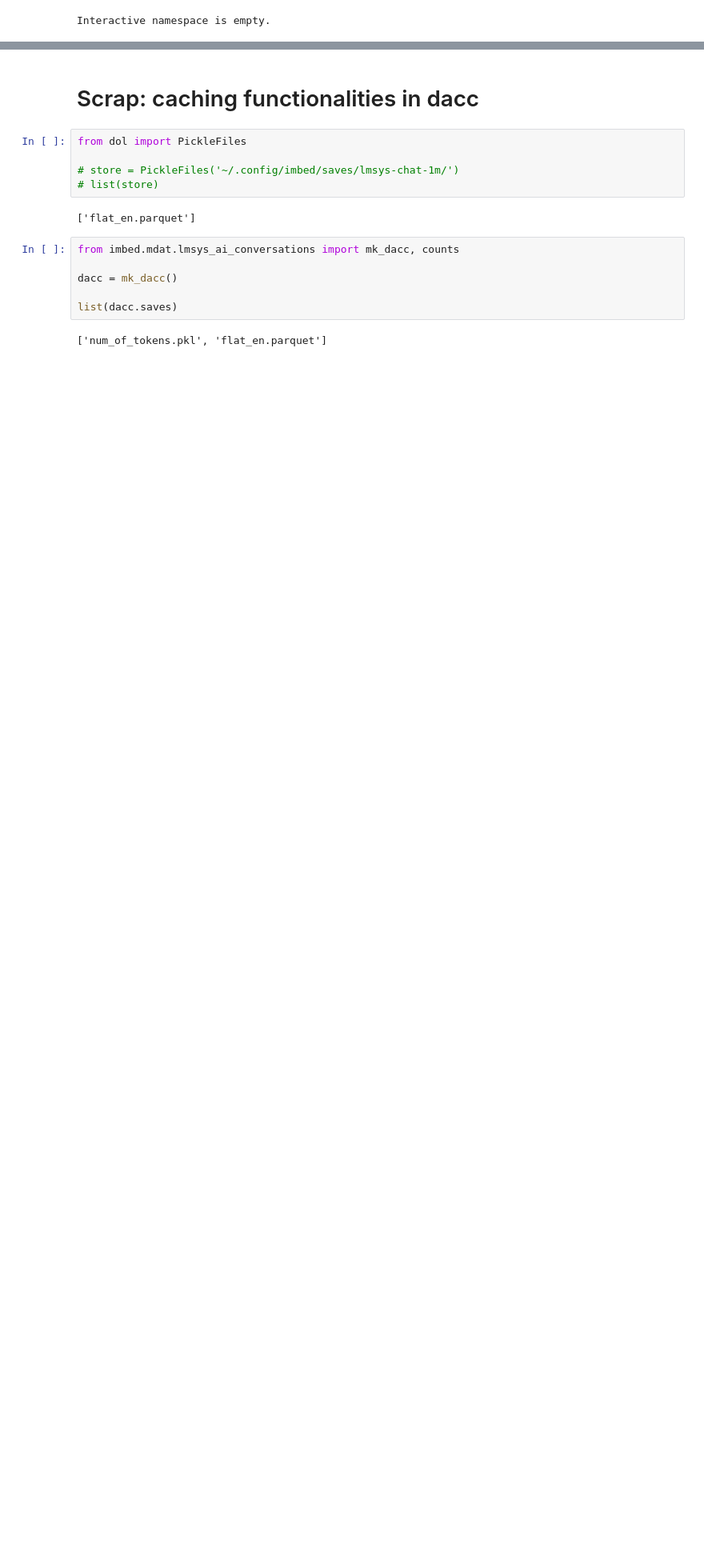
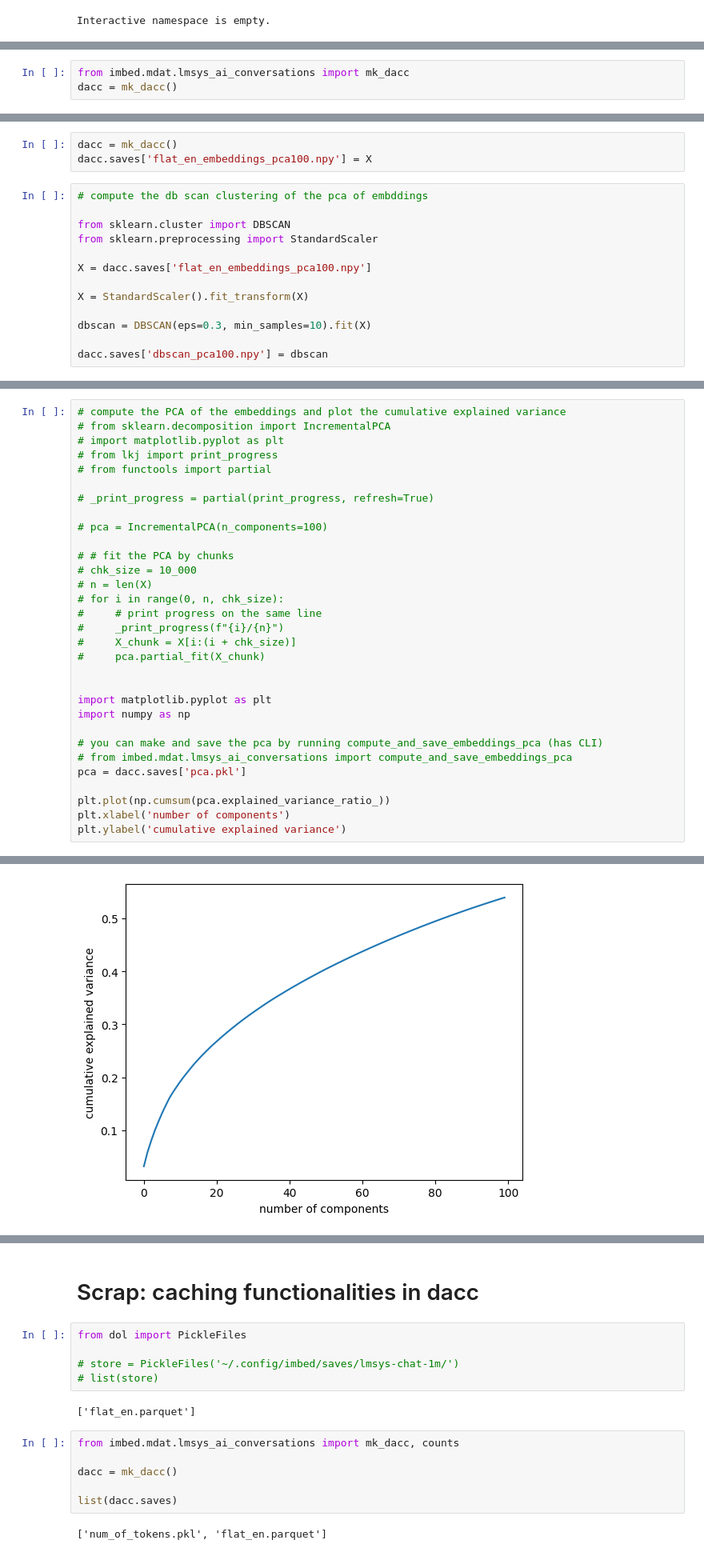
Before and after one commit to thorwhalen/imbed, a Jupyter notebook: misc/ai_prompts.ipynb, the cells around one changed output, grey strips where cells are left out. Shown: that part at 80% size. Drawn from its saved outputs; the diff is of its cells as text; blank space fills up the shorter version.

```diff
--- a/misc/ai_prompts.ipynb
+++ b/misc/ai_prompts.ipynb
@@ -535,0 +621,3 @@ Interactive namespace is empty.
+# %%
+from imbed.mdat.lmsys_ai_conversations import mk_dacc
+dacc = mk_dacc()
@@ -535,0 +631,16 @@ Interactive namespace is empty.
+# %%
+dacc = mk_dacc()
+dacc.saves['flat_en_embeddings_pca100.npy'] = X
+# %%
+# compute the db scan clustering of the pca of embddings
+
+from sklearn.cluster import DBSCAN
+from sklearn.preprocessing import StandardScaler
+
+X = dacc.saves['flat_en_embeddings_pca100.npy']
+
+X = StandardScaler().fit_transform(X)
+
+dbscan = DBSCAN(eps=0.3, min_samples=10).fit(X)
+
+dacc.saves['dbscan_pca100.npy'] = dbscan
@@ -535,0 +649,32 @@ Interactive namespace is empty.
+# %%
+# compute the PCA of the embeddings and plot the cumulative explained variance
+# from sklearn.decomposition import IncrementalPCA
+# import matplotlib.pyplot as plt
+# from lkj import print_progress
+# from functools import partial
+
+# _print_progress = partial(print_progress, refresh=True)
+
+# pca = IncrementalPCA(n_components=100)
+
+# # fit the PCA by chunks
+# chk_size = 10_000
+# n = len(X)
+# for i in range(0, n, chk_size):
+#     # print progress on the same line
+#     _print_progress(f"{i}/{n}")
+#     X_chunk = X[i:(i + chk_size)]
+#     pca.partial_fit(X_chunk)
+
+
+import matplotlib.pyplot as plt
+import numpy as np
+
+# you can make and save the pca by running compute_and_save_embeddings_pca (has CLI)
+# from imbed.mdat.lmsys_ai_conversations import compute_and_save_embeddings_pca
+pca = dacc.saves['pca.pkl']
+
+plt.plot(np.cumsum(pca.explained_variance_ratio_))
+plt.xlabel('number of components')
+plt.ylabel('cumulative explained variance')
+# %% [output]
@@ -535,0 +682 @@ Interactive namespace is empty.
+[figure, added]
```
Also changed, not shown: parts of 18 cells of this notebook, 2 other files.
